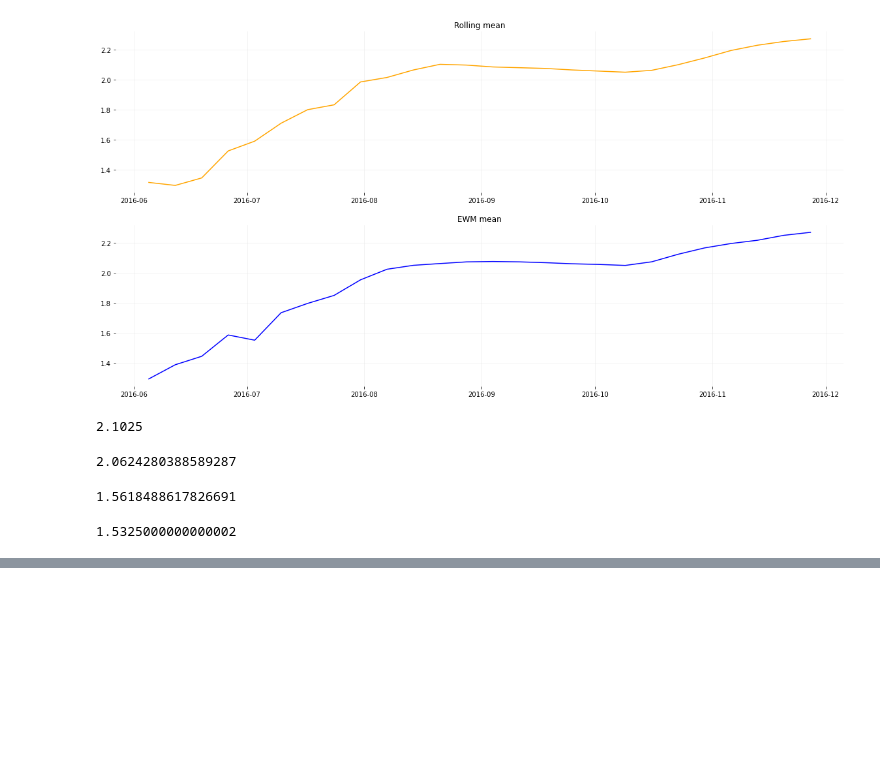
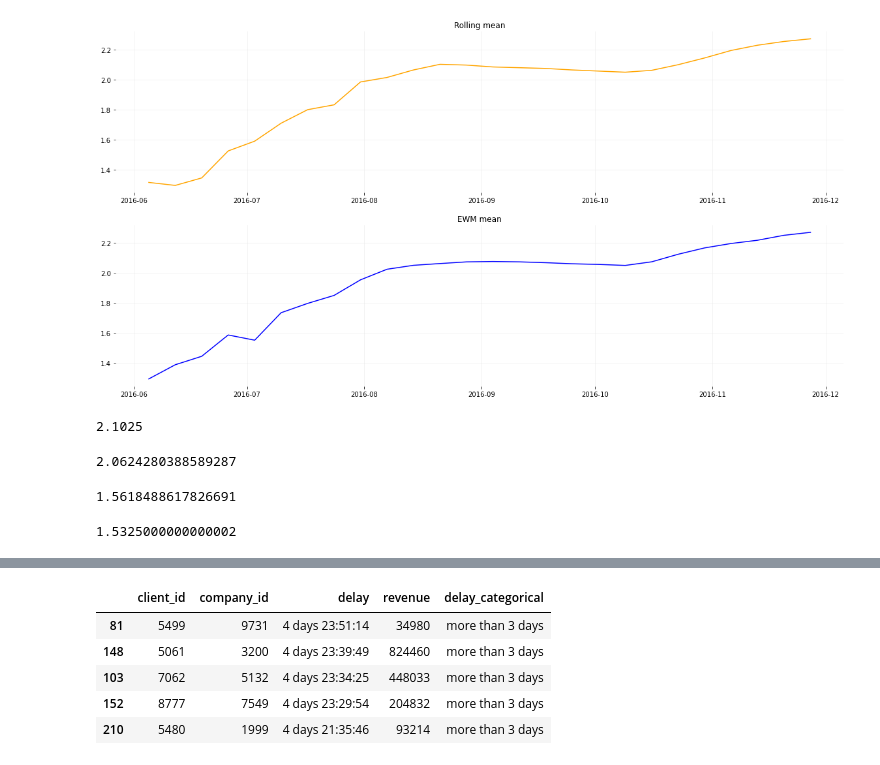
Before and after one commit to PavelSyr/da_karpov.cources, a Jupyter notebook: analitycs/01_python/6_rolling_func_and_interractive_figures/lesson_6/lesson_6_tasks.ipynb, the cells around one changed output, grey strips where cells are left out. Saved outputs shown, nothing was run; the diff lists cells and outputs as text; code cells hidden in the pictures; blank space fills up the shorter version.

```diff
--- a/analitycs/01_python/6_rolling_func_and_interractive_figures/lesson_6/lesson_6_tasks.ipynb
+++ b/analitycs/01_python/6_rolling_func_and_interractive_figures/lesson_6/lesson_6_tasks.ipynb
@@ -136,0 +242,9 @@ roll_mean['2017-02-19']
+# %%
+sorted_df.head()
+# %% [output]
+|  | client_id | company_id | delay | revenue | delay_categorical |
+| 81 | 5499 | 9731 | 4 days 23:51:14 | 34980 | more than 3 days |
+| 148 | 5061 | 3200 | 4 days 23:39:49 | 824460 | more than 3 days |
+| 103 | 7062 | 5132 | 4 days 23:34:25 | 448033 | more than 3 days |
+| 152 | 8777 | 7549 | 4 days 23:29:54 | 204832 | more than 3 days |
+| 210 | 5480 | 1999 | 4 days 21:35:46 | 93214 | more than 3 days |
```
Also changed, not shown: parts of 16 cells of this notebook, 1 other file.
